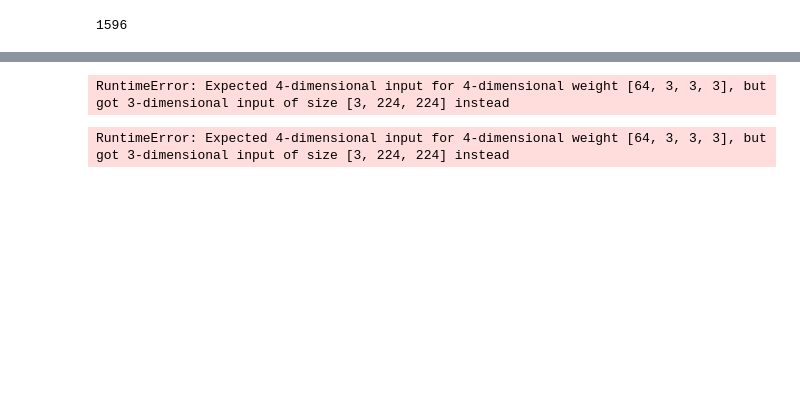
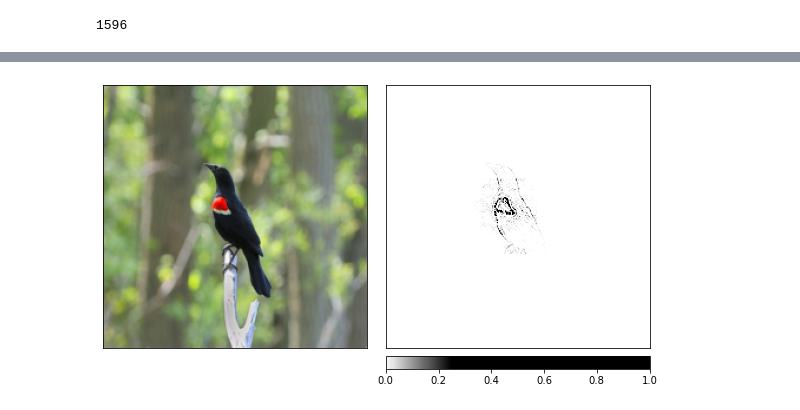
Before and after one commit to JordanLevy99/xai_birds, a Jupyter notebook: notebooks/eval_model.ipynb, the cells around one changed output, grey strips where cells are left out. Cells and saved outputs as stored; diff of their text form; code cells hidden in the pictures; blank space fills up the shorter version.

```diff
--- a/notebooks/eval_model.ipynb
+++ b/notebooks/eval_model.ipynb
@@ -74,7 +74,7 @@ features = list(model.classifier.children())[:-1]
 features.extend([nn.Linear(num_feats, len(train_bird_dataset.class_dict))])
 model.classifier = nn.Sequential(*features) # Replace the model classifier
 # %%
-model.load_state_dict(torch.load('../models/vgg16_31_class_50_epoch_4_batch.pth'))
+model.load_state_dict(torch.load('../models/transfer_vgg16_31_class_5_epoch_4_batch.pth'))
 # %% [output]
 <All keys matched successfully>
 # %%
@@ -181,12 +238,10 @@ from captum.attr import GuidedGradCam
 # %%
 last_conv = model.features[40]
 gc = GuidedGradCam(model, last_conv)
-img, label =  val_bird_dataset[0]['image'], val_bird_dataset[0]['label']
-for feat in model.features[:41]:
-    img = feat(img)
+samp = iter(valloader).next()
+img, label = samp['image'].cuda(), samp['label'].cuda()
+# img, label =  val_bird_dataset[0]['image'], val_bird_dataset[0]['label']
+# for feat in model.features[:40]:
+#     img = feat(img)
-# %% [output]
-RuntimeError: Expected 4-dimensional input for 4-dimensional weight [64, 3, 3, 3], but got 3-dimensional input of size [3, 224, 224] instead
 # %%
-gc.attribute(img, label)
+gc_img = gc.attribute(img, label)
-# %% [output]
-RuntimeError: Expected 4-dimensional input for 4-dimensional weight [64, 3, 3, 3], but got 3-dimensional input of size [3, 224, 224] instead
@@ -192,0 +253,17 @@ RuntimeError: Expected 4-dimensional input for 4-dimensional weight [64, 3, 3, 3
+# %%
+# create custom colormap for visualizing the result
+default_cmap = LinearSegmentedColormap.from_list('custom blue',
+                                                 [(0, '#ffffff'),
+                                                  (0.25, '#000000'),
+                                                  (1, '#000000')], N=256)
+
+
+# visualize the results using the visualize_image_attr helper method
+_ = viz.visualize_image_attr_multiple(np.transpose(gc_img.squeeze().cpu().detach().numpy(), (1,2,0)),
+                             np.transpose(img.squeeze().cpu().detach().numpy(), (1,2,0)),
+                             methods=["original_image", "heat_map"],
+                             signs=['all', 'positive'],
+                             cmap=default_cmap,
+                             show_colorbar=True)
+# %% [output]
+[figure, added]
```
Also changed, not shown: parts of 13 cells of this notebook, 1 other file.
